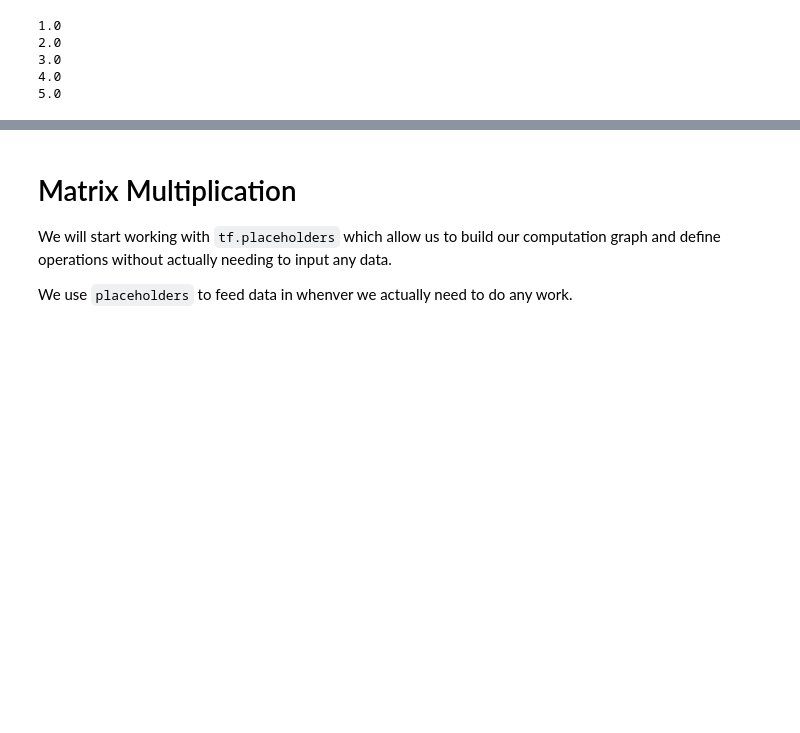
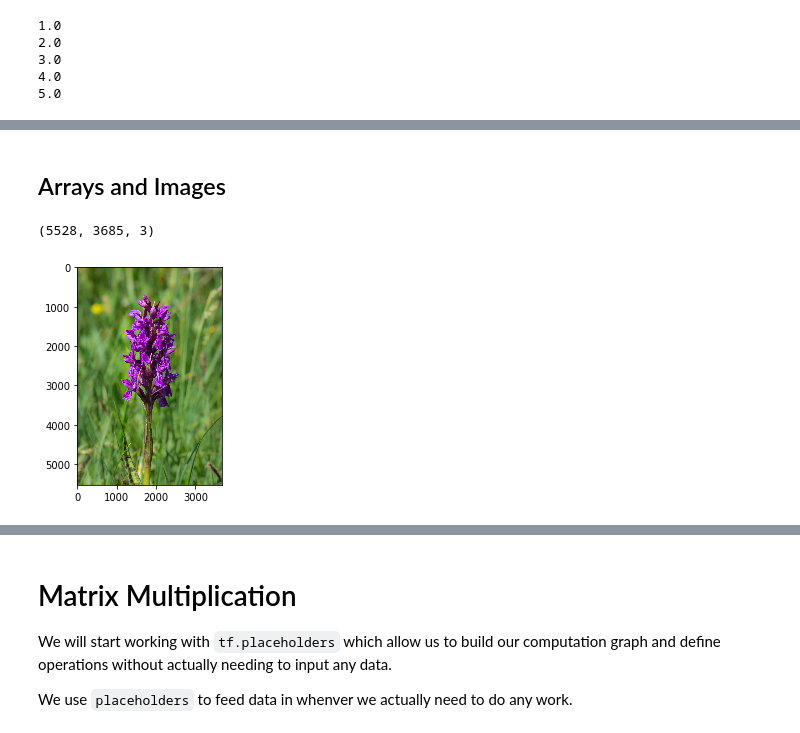
Before and after one commit to alejandrox1/numerical_computing, a Jupyter notebook: ML/supervised/00-frameworks/Tensorflow.ipynb, the cells around one changed output, grey strips where cells are left out. Drawn from its saved outputs; the diff is of its cells as text; code cells hidden in the pictures; blank space fills up the shorter version.

```diff
--- a/ML/supervised/00-frameworks/Tensorflow.ipynb
+++ b/ML/supervised/00-frameworks/Tensorflow.ipynb
@@ -120 +120,3 @@ Tensor("x_14:0", shape=(), dtype=float32)
 10.0
+# %% [markdown]
+## Arrays and Images
@@ -120,0 +127,10 @@ Tensor("x_14:0", shape=(), dtype=float32)
+# %%
+image = mpimg.imread(os.getcwd() + "/flower.jpg")
+
+print(image.shape)
+
+plt.imshow(image)
+plt.show()
+# %% [output]
+(5528, 3685, 3)
+[figure, added]
```
Also changed, not shown: parts of 13 cells of this notebook.
